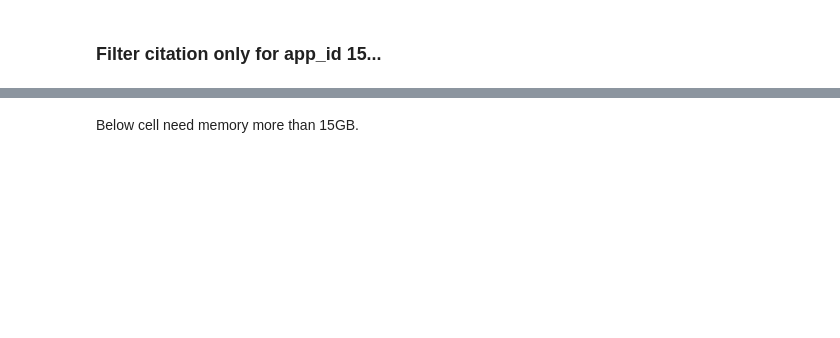
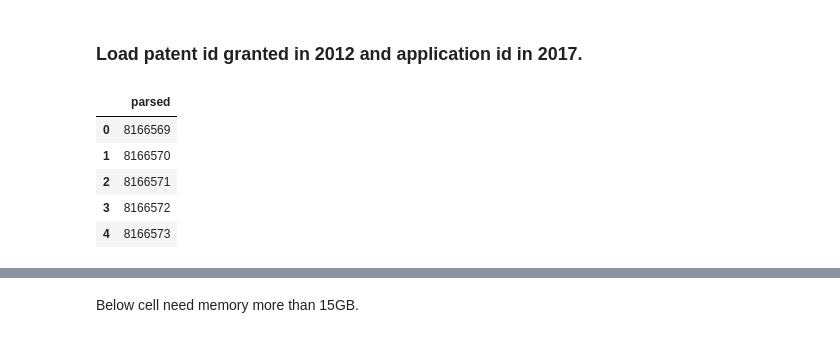
Before and after one commit to yoheikikuta/US-patent-analysis, a Jupyter notebook: notebook/data_collection.ipynb, the cells around one changed output, grey strips where cells are left out. Drawn from its saved outputs; the diff is of its cells as text; code cells hidden in the pictures; blank space fills up the shorter version.

```diff
--- a/notebook/data_collection.ipynb
+++ b/notebook/data_collection.ipynb
@@ -1,4 +1,17 @@
 # %%
 import pandas as pd
-# %% [markdown]
-### Filter citation only for app_id 15...
+# %% [markdown]
+### Load patent id granted in 2012 and application id in 2017.
+# %%
+grants2012id_df = pd.read_csv('../data/grant2012_all.csv')
+# %%
+grants2012id_df = grants2012id_df.drop("Unnamed: 0", axis=1)
+# %%
+grants2012id_df.head()
+# %% [output]
+|  | parsed |
+| 0 | 8166569 |
+| 1 | 8166570 |
+| 2 | 8166571 |
+| 3 | 8166572 |
+| 4 | 8166573 |
```
Also changed, not shown: parts of 136 cells of this notebook.
